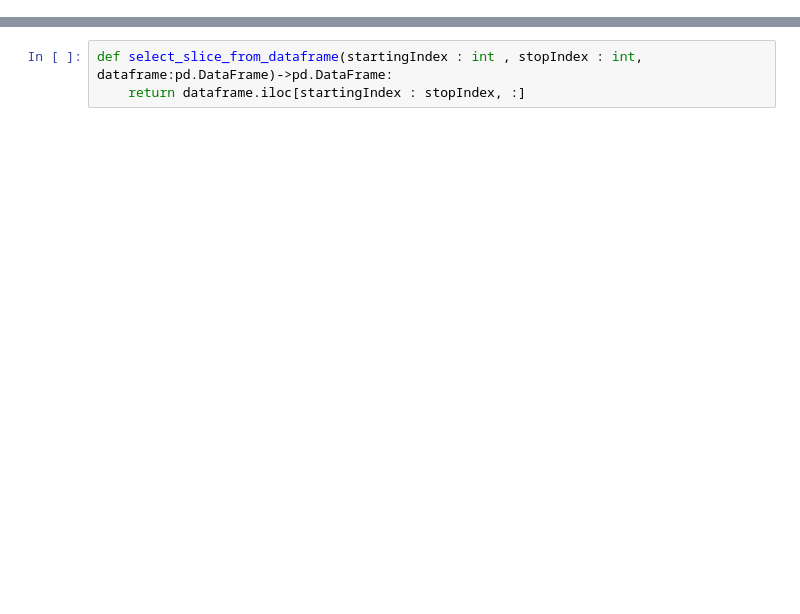
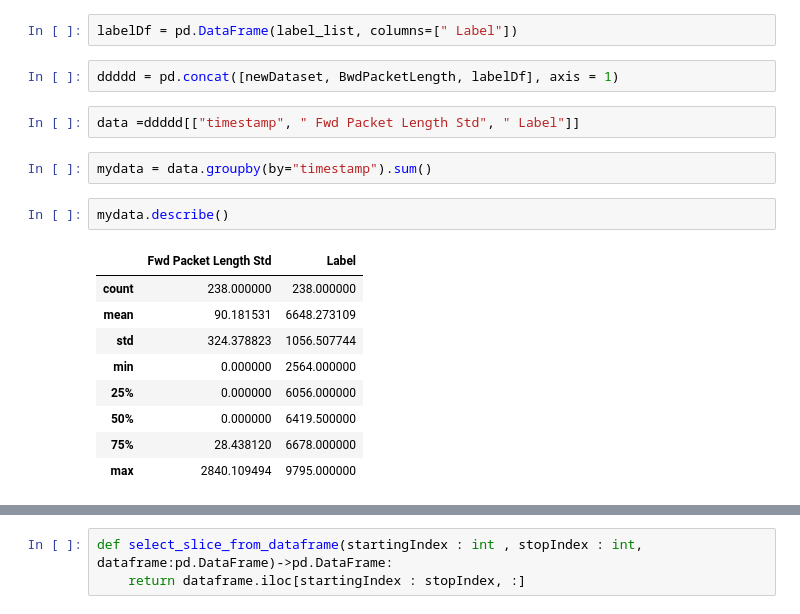
Before and after one commit to batuhanduyuler01/matrix_profile_ddos, a Jupyter notebook: matrix_profile.ipynb, the cells around one changed output, grey strips where cells are left out. Cells and saved outputs as stored; diff of their text form; blank space fills up the shorter version.

```diff
--- a/matrix_profile.ipynb
+++ b/matrix_profile.ipynb
@@ -8,0 +93,20 @@ datasetMonday = pd.read_csv('../verisetleri/Monday-WorkingHours.pcap_ISCX.csv')
+# %%
+labelDf = pd.DataFrame(label_list, columns=[" Label"])
+# %%
+ddddd = pd.concat([newDataset, BwdPacketLength, labelDf], axis = 1)
+# %%
+data =ddddd[["timestamp", " Fwd Packet Length Std", " Label"]]
+# %%
+mydata = data.groupby(by="timestamp").sum()
+# %%
+mydata.describe()
+# %% [output]
+|  | Fwd Packet Length Std | Label |
+| count | 238.000000 | 238.000000 |
+| mean | 90.181531 | 6648.273109 |
+| std | 324.378823 | 1056.507744 |
+| min | 0.000000 | 2564.000000 |
+| 25% | 0.000000 | 6056.000000 |
+| 50% | 0.000000 | 6419.500000 |
+| 75% | 28.438120 | 6678.000000 |
+| max | 2840.109494 | 9795.000000 |
```
Also changed, not shown: parts of 41 cells of this notebook, 5 other files.
